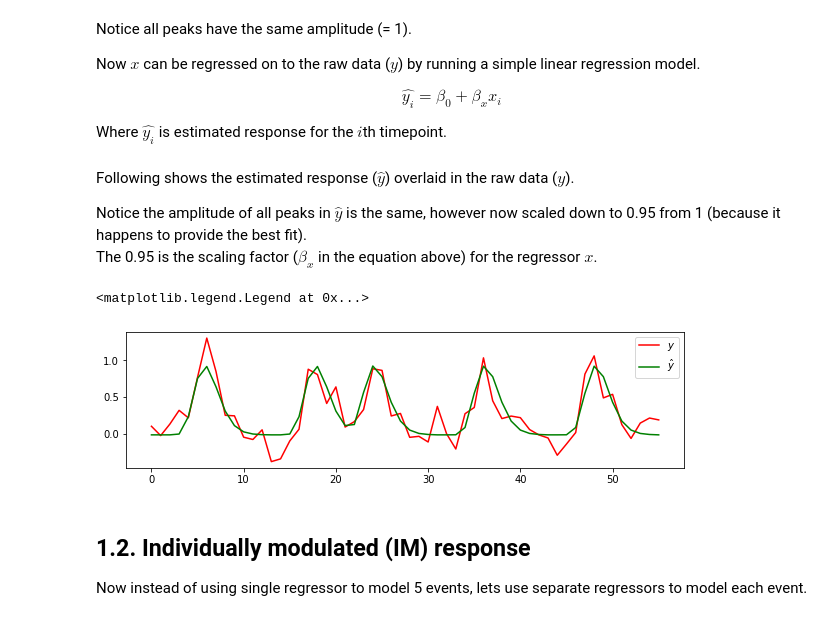
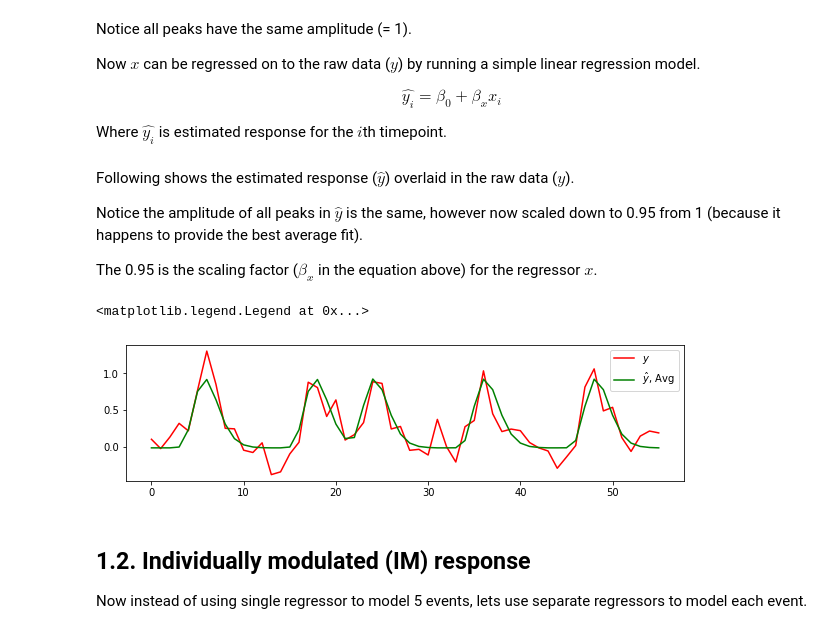
Before and after one commit to chirag90in/eCON_old, a Jupyter notebook: eCON/GLM.ipynb, the cells around one changed output. Cells and saved outputs as stored; diff of their text form; code cells hidden in the pictures.

```diff
--- a/eCON/GLM.ipynb
+++ b/eCON/GLM.ipynb
@@ -81,16 +102,17 @@ y_hat_MR = lm_MR.predict(X_MR)
 # %% [markdown]
 Following shows the estimated response ($\hat{y}$) overlaid in the raw data ($y$).
 
-Notice the amplitude of all peaks in $\hat{y}$ is the same, however now scaled down to 0.95 from 1 (because it happens to provide the best fit).
+Notice the amplitude of all peaks in $\hat{y}$ is the same, however now scaled down to 0.95 from 1 (because it happens to provide the best average fit).
+
 The 0.95 is the scaling factor ($\beta_{x}$ in the equation above) for the regressor $x$.
 # %%
 plt.figure(figsize=(10,2.5))
 plt.plot(raw,color='red',label='$y$')
-plt.plot(y_hat_MR,color='green',label=r'$\hat{y}$')
+plt.plot(y_hat_MR,color='green',label=r'$\hat{y}$, Avg')
 plt.legend()
 # %% [output]
 <matplotlib.legend.Legend at 0x...>
-[figure, old version]
+[figure, new version]
 # %% [markdown]
 ## 1.2. Individually modulated (IM) response
 
```
Also changed, not shown: parts of 2 cells of this notebook.
